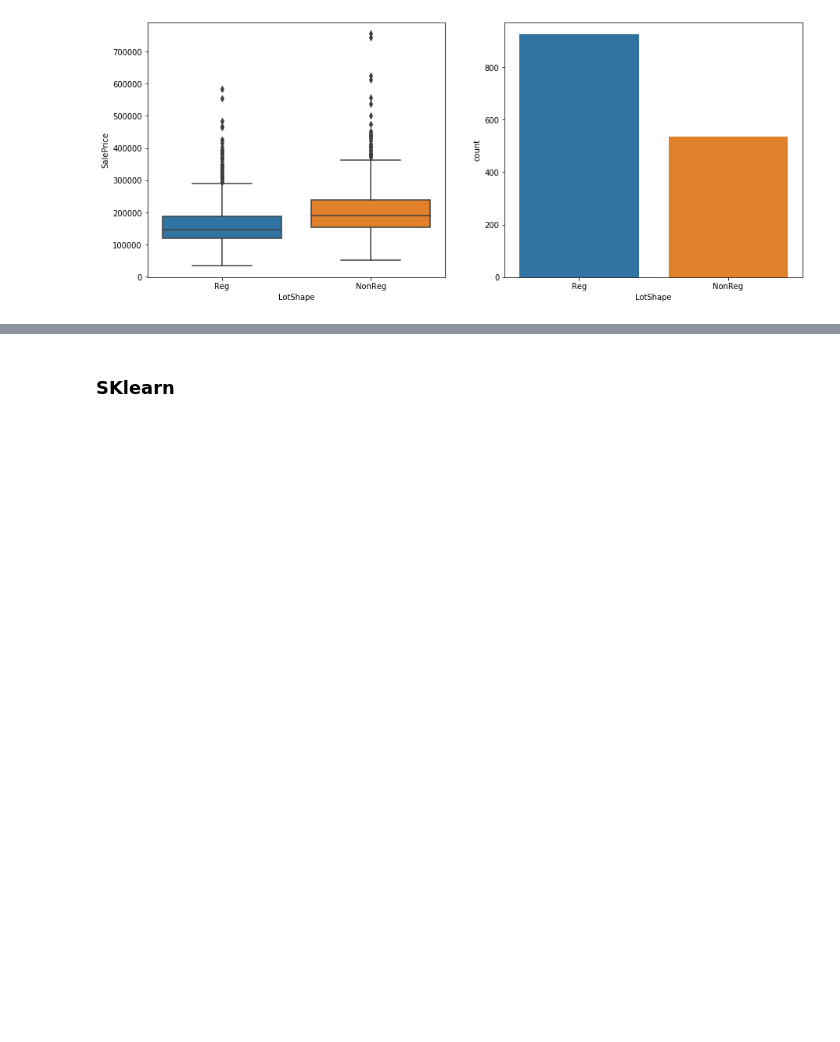
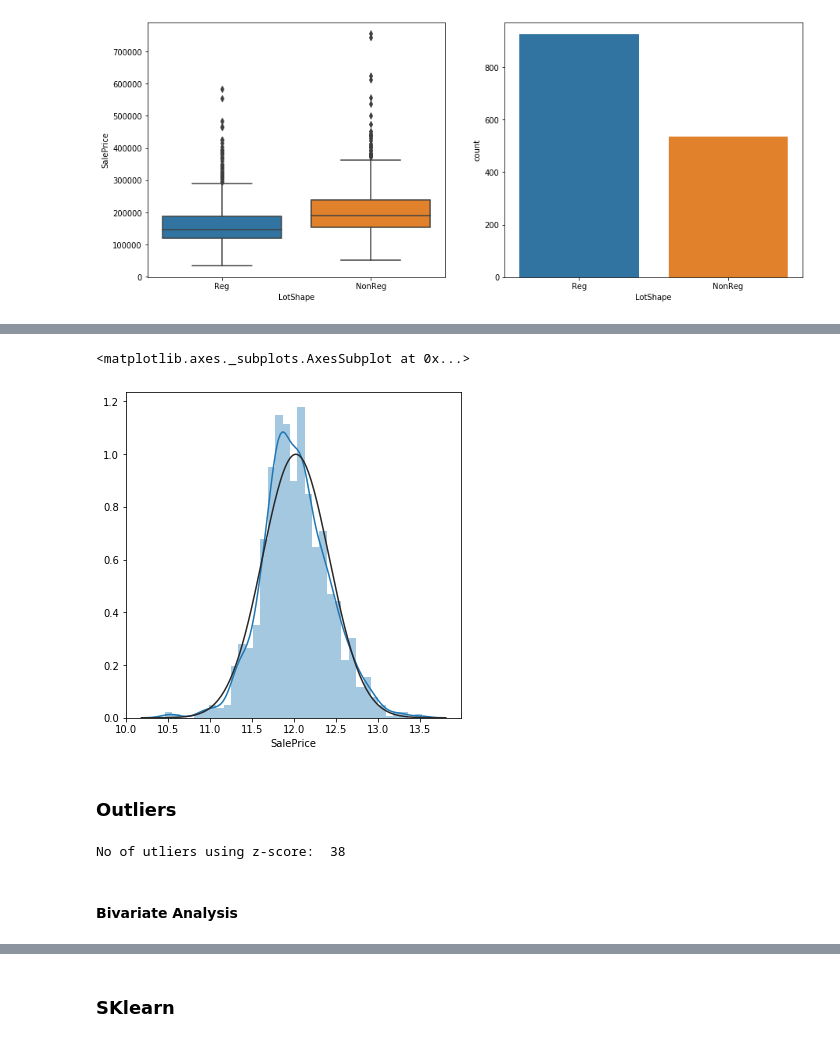
Before and after one commit to rmalav15/kaggle, a Jupyter notebook: house_price.ipynb, the cells around one changed output, grey strips where cells are left out. Drawn from its saved outputs; the diff is of its cells as text; code cells hidden in the pictures; blank space fills up the shorter version.

```diff
--- a/house_price.ipynb
+++ b/house_price.ipynb
@@ -112,0 +126,28 @@ for column in keep_cat_column:
+# %%
+# Convert prices to log
+df['SalePrice'] = np.log(df['SalePrice'])
+sns.distplot(df['SalePrice'], fit=norm)
+# %% [output]
+<matplotlib.axes._subplots.AxesSubplot at 0x...>
+[figure, added]
+# %% [markdown]
+### Outliers
+# %%
+# Univariate Analysis
+# # REMOVING OUTLIER USING BOX PLOT / Z-Score
+Q1 = df['SalePrice'].quantile(0.25)
+Q3 = df['SalePrice'].quantile(0.75)
+IQR = Q3 - Q1    #IQR is interquartile range.
+
+
+IQR_mult = 2
+_filter = (df['SalePrice'] >= Q1 - IQR_mult * IQR) & (df['SalePrice'] <= Q3 + IQR_mult *IQR)
+print("No of utliers using z-score: ", df['SalePrice'].count() - _filter.sum())
+
+## Removing using Z-score
+# from scipy import stats
+# (np.abs(stats.zscore(df['SalePrice'])) < 3).sum()
+# %% [output]
+No of utliers using z-score:  38
+# %% [markdown]
+#### Bivariate Analysis
```
Also changed, not shown: parts of 44 cells of this notebook.
